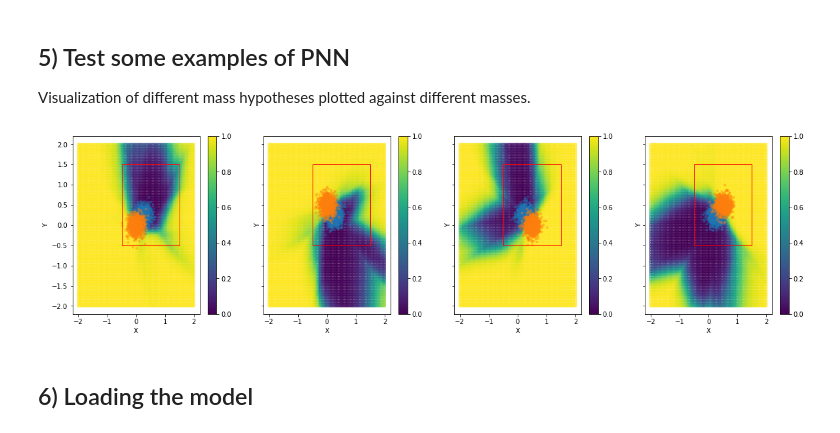
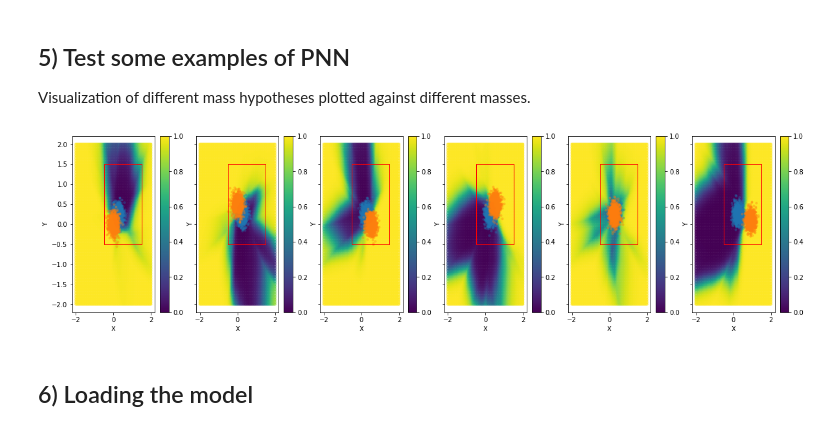
Before and after one commit to leonrenn/datascience_seminar, a Jupyter notebook: ParameterizedNeuralNetwork/PNN_2d.ipynb, the cells around one changed output. Saved outputs shown, nothing was run; the diff lists cells and outputs as text; code cells hidden in the pictures.

```diff
--- a/ParameterizedNeuralNetwork/PNN_2d.ipynb
+++ b/ParameterizedNeuralNetwork/PNN_2d.ipynb
@@ -224,34 +224,38 @@ bg_mean = [0.25, 0.25]
 background = np.multiply(np.ones_like(coordinates), np.array(bg_mean))
 data = np.zeros((100**2, 6))
 
 # defining the plots
 fig, axes = plt.subplots(ncols=len(signals), sharey=True)
 fig.set_figheight(5)
 fig.set_figwidth(20)
 
+signals = [[0, 0], [0, 0.5], [0.5, 0], [0.5, 0.5], [0.25, 0.25], [0.9, 0.1]]
+
 # rectangle to mark region of parameterization
 rects = [patches.Rectangle((-0.5, -0.5), 2.0, 2.0, linewidth=1, edgecolor="red", facecolor='none') for _ in range(len(signals))]
 
 # iterating through the signals
+
 for signal_idx, signal in enumerate(signals):
     data[:, 0:2] = coordinates
     data[:, 2:4] = background
     data[:, 4:6] = np.multiply(np.ones_like(coordinates), np.array(signal))
 
     res = model(torch.Tensor(data)).detach().numpy()
 
 
     pl = axes[signal_idx].scatter(coordinates[:,0],coordinates[:,1], marker = '.', facecolor = 'none', edgecolor = plt.get_cmap('viridis')(res))
     example = [np.random.multivariate_normal(bg_mean, cov, size=sizes), np.random.multivariate_normal(signal, cov, size=sizes)]
     axes[signal_idx].scatter(example[0][:,0], example[0][:, 1], marker=".", alpha=0.3)
     axes[signal_idx].scatter(example[1][:,0], example[1][:, 1], marker=".", alpha=0.3)
     axes[signal_idx].add_patch(rects[signal_idx])
     axes[signal_idx].set_xlabel("X")
     axes[signal_idx].set_ylabel("Y")
     plt.colorbar(pl, ax=axes[signal_idx])
 plt.show()
+# TODO: Make plot interactive
 # %% [output]
-[figure, old version]
+[figure, new version]
 # %% [markdown]
 ## 6) Loading the model
 # %%
```
Also changed, not shown: 3 other files.
